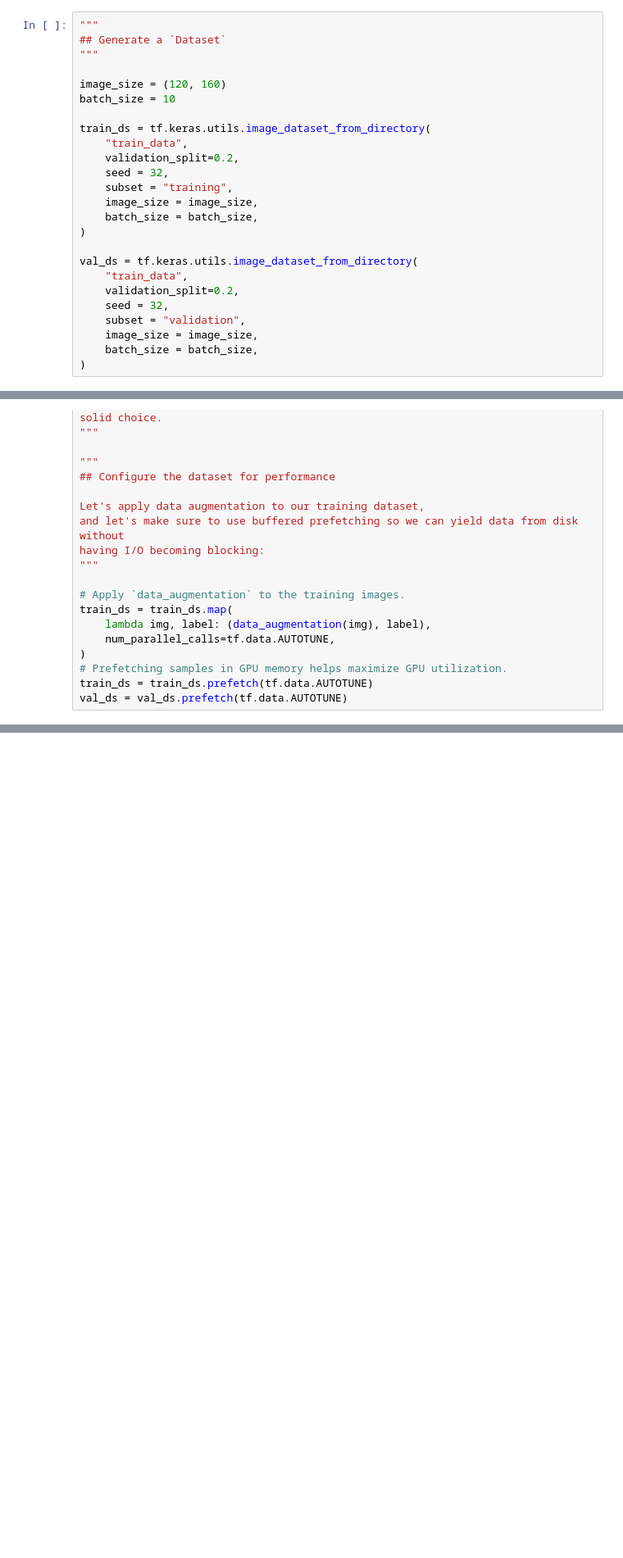
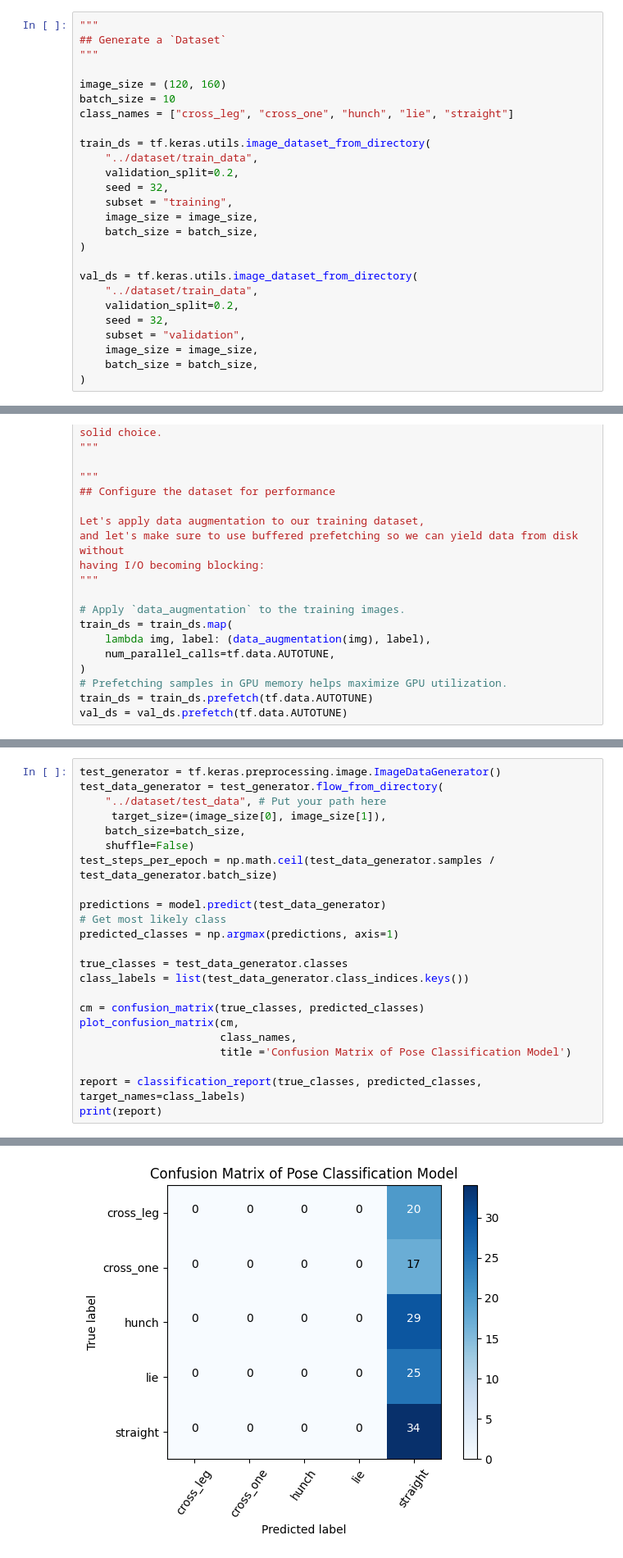
Before and after one commit to r1407p/Human-pose-estimation, a Jupyter notebook: pic_to_pose/image_classification_from_scratch.ipynb, the cells around one changed output, grey strips where cells are left out. Shown: that part at 82% size. Saved outputs shown, nothing was run; the diff lists cells and outputs as text; blank space fills up the shorter version.

Commit message:
add confusion matrix

```diff
--- a/pic_to_pose/image_classification_from_scratch.ipynb
+++ b/pic_to_pose/image_classification_from_scratch.ipynb
@@ -23,9 +23,10 @@ from tensorflow.keras import layers
 
 image_size = (120, 160)
 batch_size = 10
+class_names = ["cross_leg", "cross_one", "hunch", "lie", "straight"]
 
 train_ds = tf.keras.utils.image_dataset_from_directory(
-    "train_data",
+    "../dataset/train_data",
     validation_split=0.2,
     seed = 32,
     subset = "training",
@@ -34,7 +35,7 @@ train_ds = tf.keras.utils.image_dataset_from_directory(
 )
 
 val_ds = tf.keras.utils.image_dataset_from_directory(
-    "train_data",
+    "../dataset/train_data",
     validation_split=0.2,
     seed = 32,
     subset = "validation",
@@ -241,0 +264,24 @@ Epoch 50/50
+# %%
+test_generator = tf.keras.preprocessing.image.ImageDataGenerator()
+test_data_generator = test_generator.flow_from_directory(
+    "../dataset/test_data", # Put your path here
+     target_size=(image_size[0], image_size[1]),
+    batch_size=batch_size,
+    shuffle=False)
+test_steps_per_epoch = np.math.ceil(test_data_generator.samples / test_data_generator.batch_size)
+
+predictions = model.predict(test_data_generator)
+# Get most likely class
+predicted_classes = np.argmax(predictions, axis=1)
+
+true_classes = test_data_generator.classes
+class_labels = list(test_data_generator.class_indices.keys())
+
+cm = confusion_matrix(true_classes, predicted_classes)
+plot_confusion_matrix(cm,
+                      class_names,
+                      title ='Confusion Matrix of Pose Classification Model')
+
+report = classification_report(true_classes, predicted_classes, target_names=class_labels)
+print(report)
+# %% [output]
@@ -242,3 +302,4 @@ Epoch 50/50
+[figure, added]
 # %%
 """
 We get to >90% validation accuracy after training for 25 epochs on the full dataset
```
Also changed, not shown: parts of 6 cells of this notebook, 1 other file.
